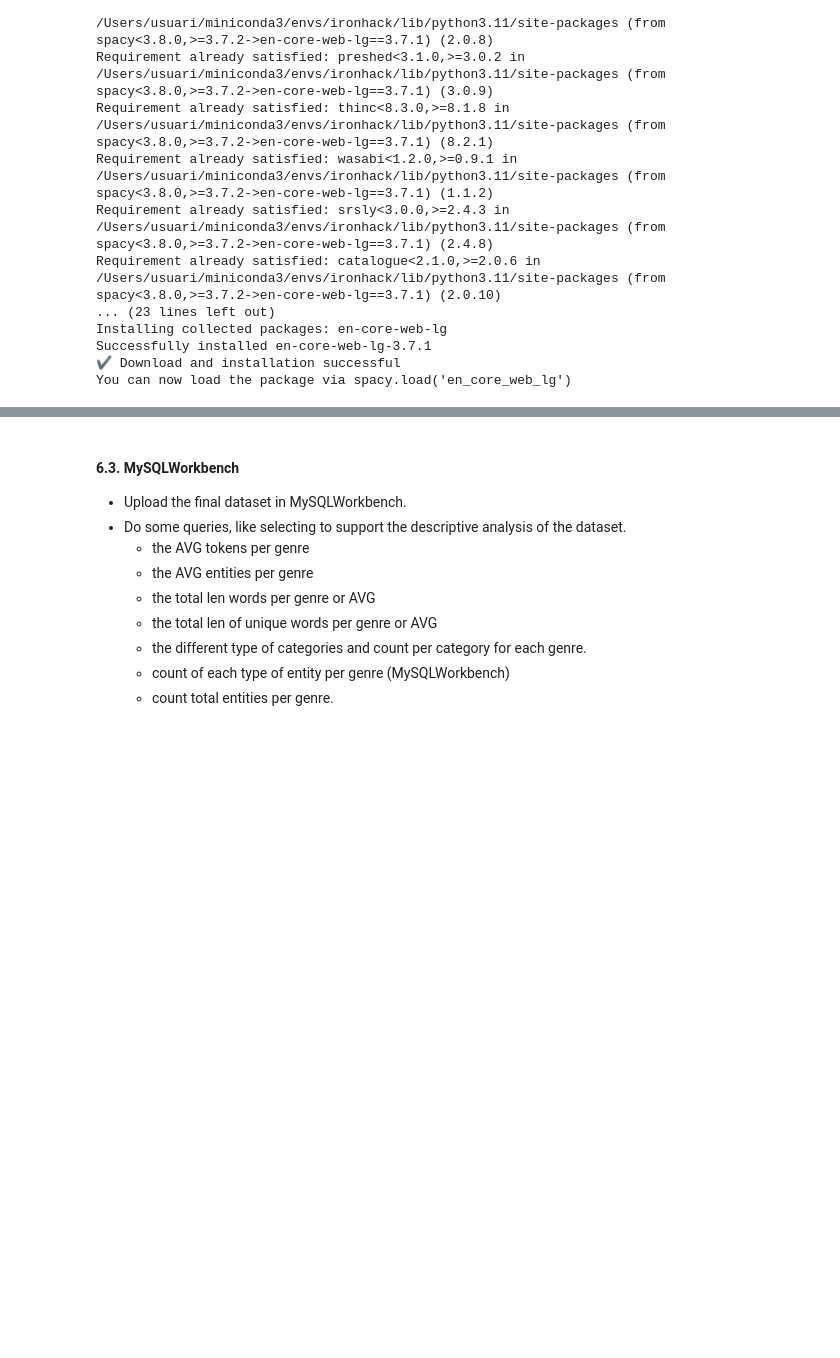
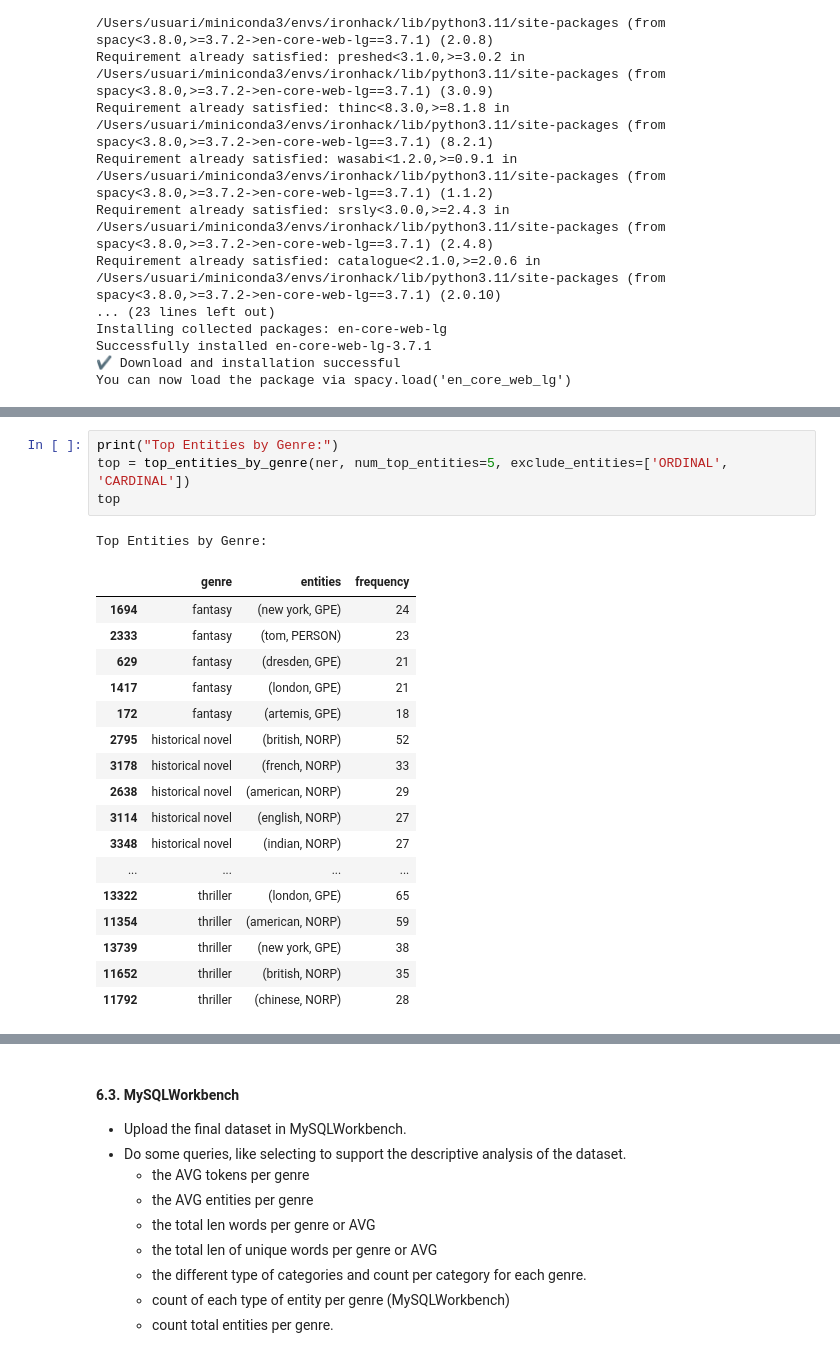
Before and after one commit to foscanit/final_project, a Jupyter notebook: notebooks/NLTK.ipynb, the cells around one changed output, grey strips where cells are left out. Drawn from its saved outputs; the diff is of its cells as text; blank space fills up the shorter version.

```diff
--- a/notebooks/NLTK.ipynb
+++ b/notebooks/NLTK.ipynb
@@ -370,0 +456,23 @@ KeyboardInterrupt:
+# %%
+print("Top Entities by Genre:")
+top = top_entities_by_genre(ner, num_top_entities=5, exclude_entities=['ORDINAL', 'CARDINAL'])
+top
+# %% [output]
+Top Entities by Genre:
+|  | genre | entities | frequency |
+| 1694 | fantasy | (new york, GPE) | 24 |
+| 2333 | fantasy | (tom, PERSON) | 23 |
+| 629 | fantasy | (dresden, GPE) | 21 |
+| 1417 | fantasy | (london, GPE) | 21 |
+| 172 | fantasy | (artemis, GPE) | 18 |
+| 2795 | historical novel | (british, NORP) | 52 |
+| 3178 | historical novel | (french, NORP) | 33 |
+| 2638 | historical novel | (american, NORP) | 29 |
+| 3114 | historical novel | (english, NORP) | 27 |
+| 3348 | historical novel | (indian, NORP) | 27 |
+| ... | ... | ... | ... |
+| 13322 | thriller | (london, GPE) | 65 |
+| 11354 | thriller | (american, NORP) | 59 |
+| 13739 | thriller | (new york, GPE) | 38 |
+| 11652 | thriller | (british, NORP) | 35 |
+| 11792 | thriller | (chinese, NORP) | 28 |
```
Also changed, not shown: parts of 22 cells of this notebook, 2 other files.
